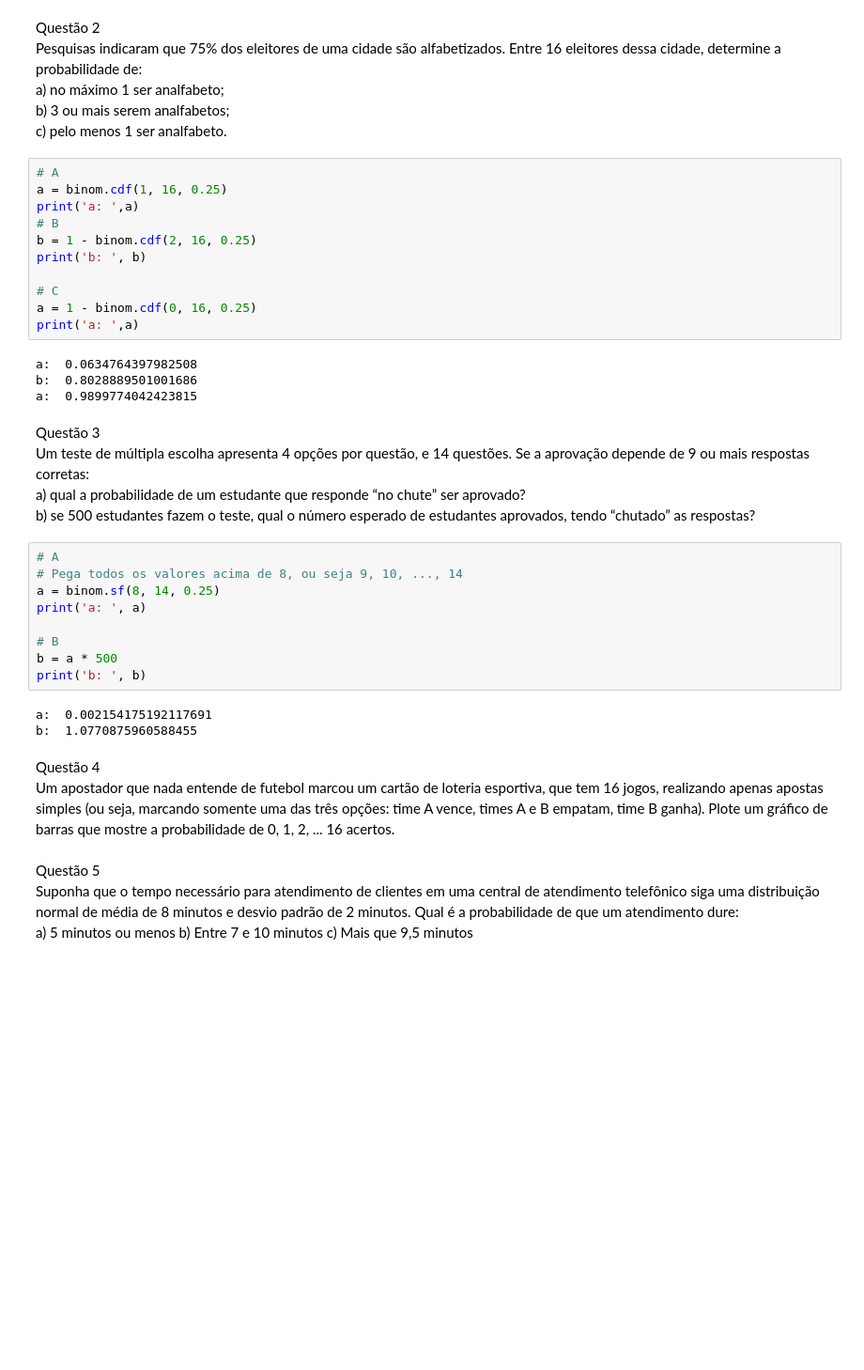
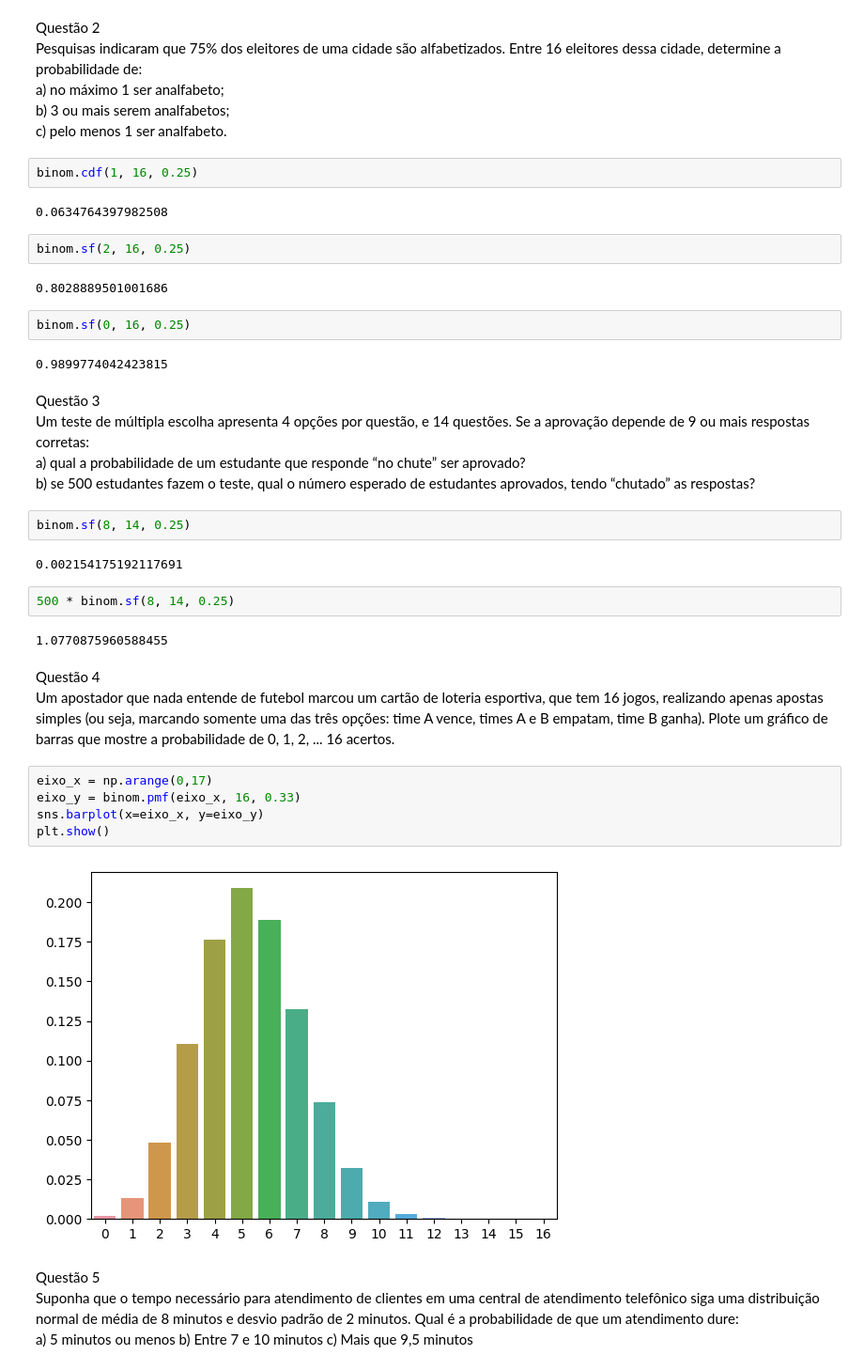
Before and after one commit to pdrVenancio/XMAC02-METODOS-MATEMATICOS-PARA-ANALISE-DE-DADOS, a Jupyter notebook: PREPARACAO_PROVA/Ativ_sala01.ipynb, the cells around one changed output. Shown at 94% size. Saved outputs shown, nothing was run; the diff lists cells and outputs as text; blank space fills up the shorter version.

```diff
--- a/PREPARACAO_PROVA/Ativ_sala01.ipynb
+++ b/PREPARACAO_PROVA/Ativ_sala01.ipynb
@@ -40,41 +19,41 @@ Pesquisas indicaram que 75% dos eleitores de uma cidade são alfabetizados. Entr
 a) no máximo 1 ser analfabeto; \
 b) 3 ou mais serem analfabetos; \
 c) pelo menos 1 ser analfabeto.
-# %%
-# A
-a = binom.cdf(1, 16, 0.25)
-print('a: ',a)
-# B
-b = 1 - binom.cdf(2, 16, 0.25)
-print('b: ', b)
-
-# C
-a = 1 - binom.cdf(0, 16, 0.25)
-print('a: ',a)
-# %% [output]
-a:  0.0634764397982508
-b:  0.8028889501001686
-a:  0.9899774042423815
+# %%
+binom.cdf(1, 16, 0.25)
+# %% [output]
+0.0634764397982508
+# %%
+binom.sf(2, 16, 0.25)
+# %% [output]
+0.8028889501001686
+# %%
+binom.sf(0, 16, 0.25)
+# %% [output]
+0.9899774042423815
 # %% [markdown]
 Questão 3 \
 Um teste de múltipla escolha apresenta 4 opções por questão, e 14 questões. Se a aprovação depende de 9 ou mais respostas corretas: \
 a) qual a probabilidade de um estudante que responde “no chute” ser aprovado? \
 b) se 500 estudantes fazem o teste, qual o número esperado de estudantes aprovados, tendo “chutado” as respostas?
-# %%
-# A
-# Pega todos os valores acima de 8, ou seja 9, 10, ..., 14
-a = binom.sf(8, 14, 0.25)
-print('a: ', a)
-
-# B
-b = a * 500
-print('b: ', b)
-# %% [output]
-a:  0.002154175192117691
-b:  1.0770875960588455
+# %%
+binom.sf(8, 14, 0.25)
+# %% [output]
+0.002154175192117691
+# %%
+500 * binom.sf(8, 14, 0.25)
+# %% [output]
+1.0770875960588455
 # %% [markdown]
 Questão 4 \
 Um apostador que nada entende de futebol marcou um cartão de loteria esportiva, que tem 16 jogos, realizando apenas apostas simples (ou seja, marcando somente uma das três opções: time A vence, times A e B empatam, time B ganha). Plote um gráfico de barras que mostre a probabilidade de 0, 1, 2, ... 16 acertos.
+# %%
+eixo_x = np.arange(0,17)
+eixo_y = binom.pmf(eixo_x, 16, 0.33)
+sns.barplot(x=eixo_x, y=eixo_y)
+plt.show()
+# %% [output]
+[figure, added]
 # %% [markdown]
 Questão 5 \
 Suponha que o tempo necessário para atendimento de clientes em uma central de atendimento telefônico siga
```
Also changed, not shown: parts of 14 cells of this notebook.
